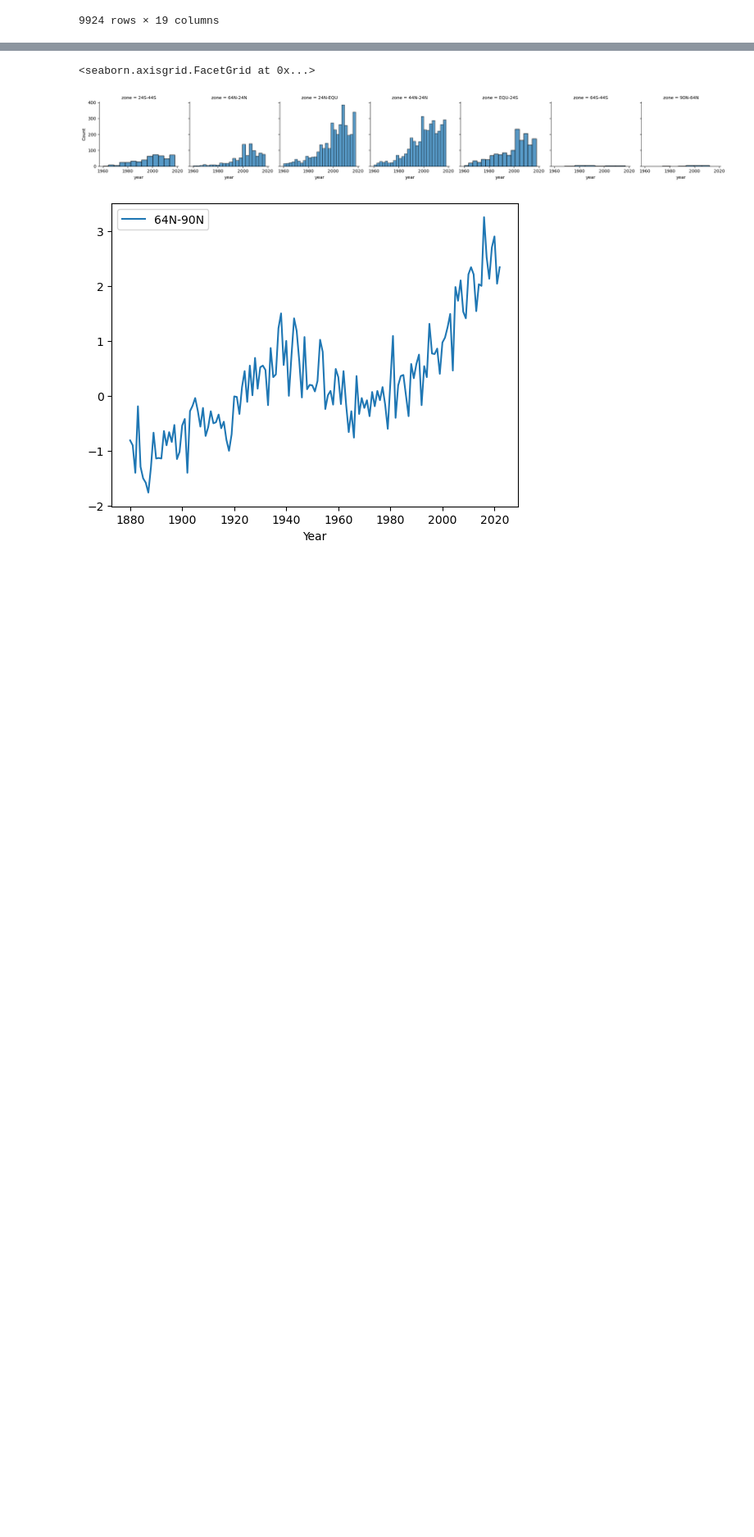
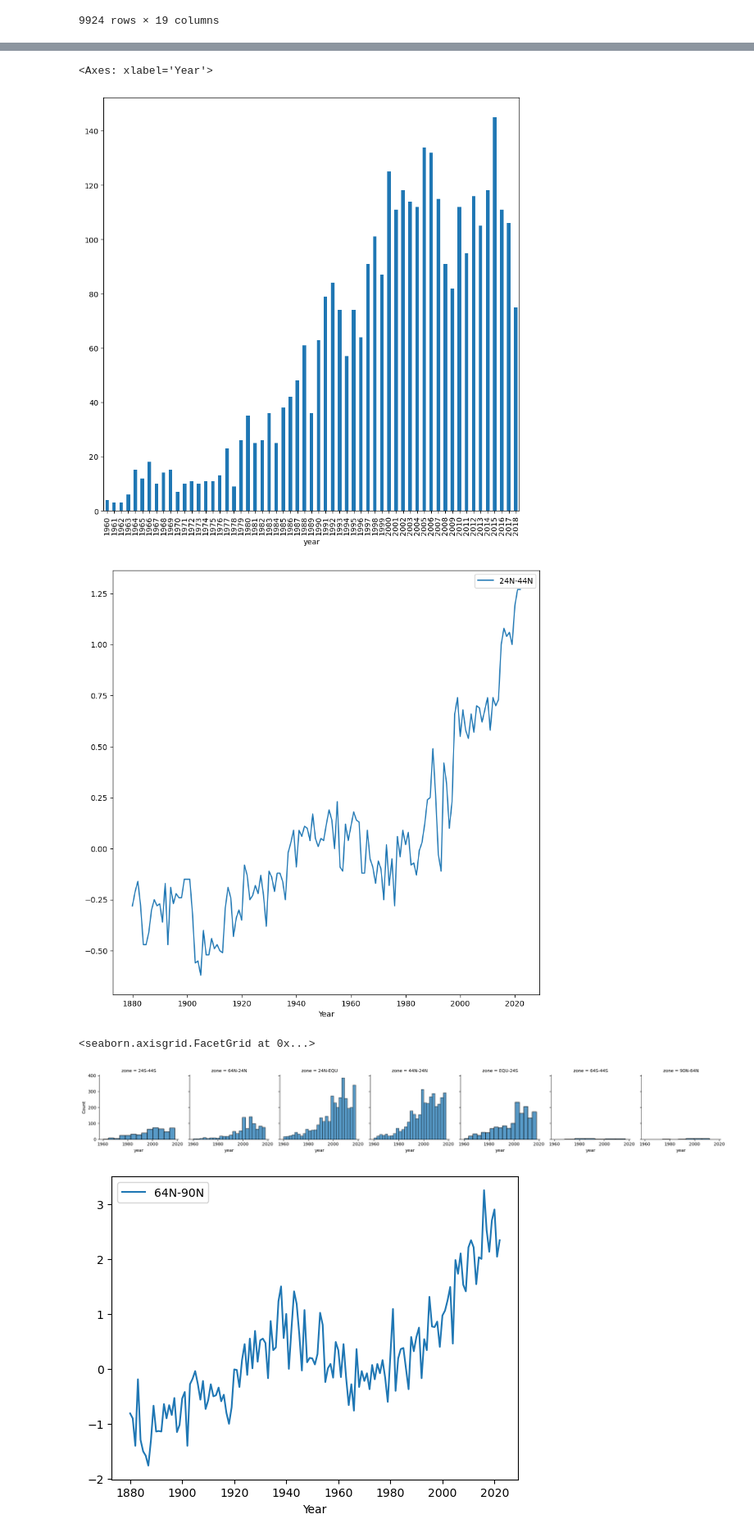
Before and after one commit to JasonFrai/projet_rechauffement_cda, a Jupyter notebook: Etude_par_pays.ipynb, the cells around one changed output, grey strips where cells are left out. Shown: that part at 82% size. Cells and saved outputs as stored; diff of their text form; code cells hidden in the pictures; blank space fills up the shorter version.

```diff
--- a/Etude_par_pays.ipynb
+++ b/Etude_par_pays.ipynb
@@ -208 +229,11 @@ import seaborn as sns
+# %%
+fig = plt.figure (figsize=(10,10))
+
+final_cata['zone'][final_cata['zone']=='44N-24N'].groupby(final_cata["year"]).count().plot(kind="bar")
+
+df_global.plot(y='24N-44N',figsize=(10,10))
+# %% [output]
+<Axes: xlabel='Year'>
+[figure, added]
+[figure, added]
 # %%
```
Also changed, not shown: parts of 5 cells of this notebook.
